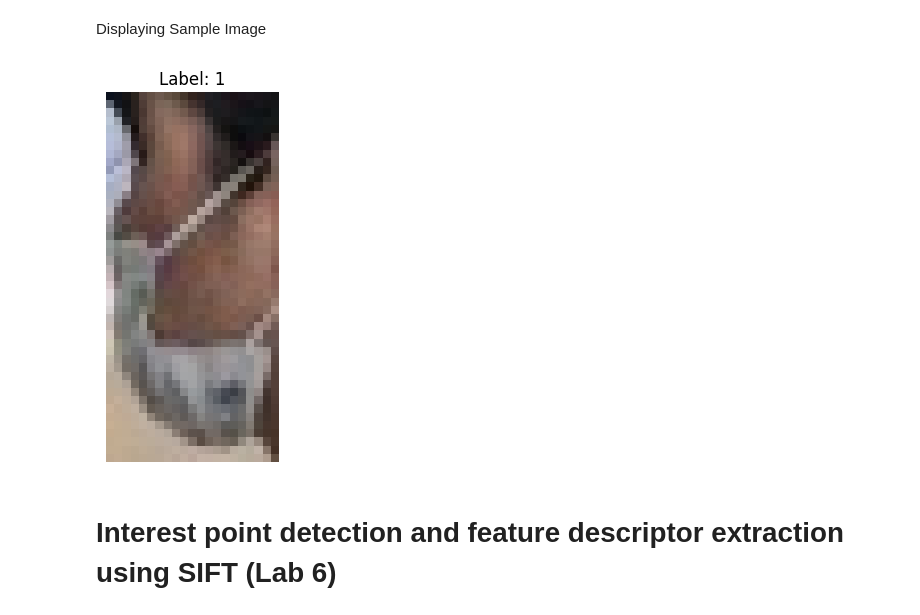
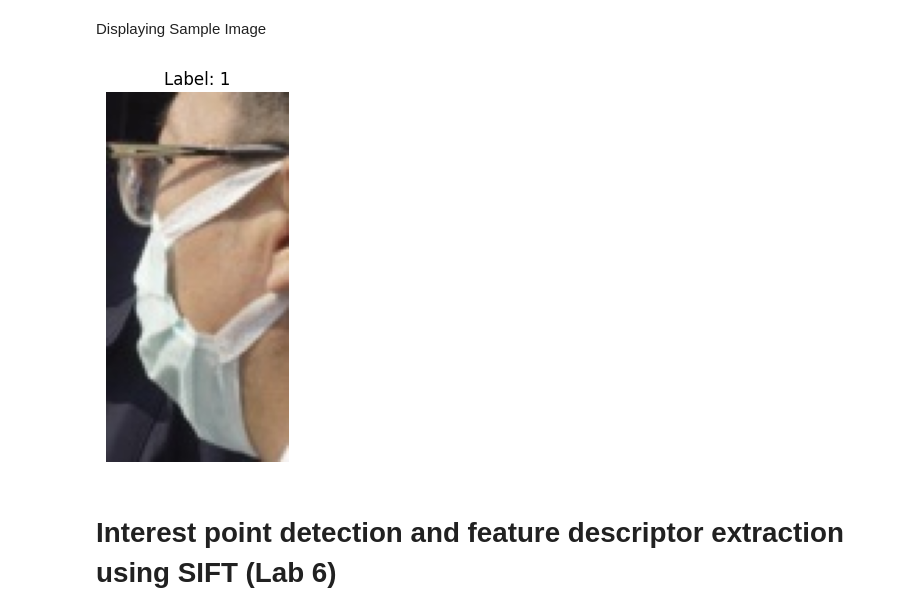
Before and after one commit to sa06840/FaceCoveringDetection, a Jupyter notebook: courseworkCode.ipynb, the cells around one changed output. Saved outputs shown, nothing was run; the diff lists cells and outputs as text; code cells hidden in the pictures.

```diff
--- a/courseworkCode.ipynb
+++ b/courseworkCode.ipynb
@@ -132,15 +135,15 @@ Testing Images classes Counter({'1': 388, '0': 51, '2': 19})
 # %% [markdown]
 Displaying Sample Image
 # %%
-sample_image = xTrain[-1]
-sample_label = yTrain[-1]
+sample_image = xTest[-1]
+sample_label = yTest[-1]
 
 plt.imshow(sample_image)
 plt.title(f"Label: {sample_label}")
 plt.axis('off')
 plt.show()
 # %% [output]
-[figure, old version]
+[figure, new version]
 # %% [markdown]
 # Interest point detection and feature descriptor extraction using SIFT (Lab 6)
 # %%
```
Also changed, not shown: parts of 29 cells of this notebook, 1 other file.
